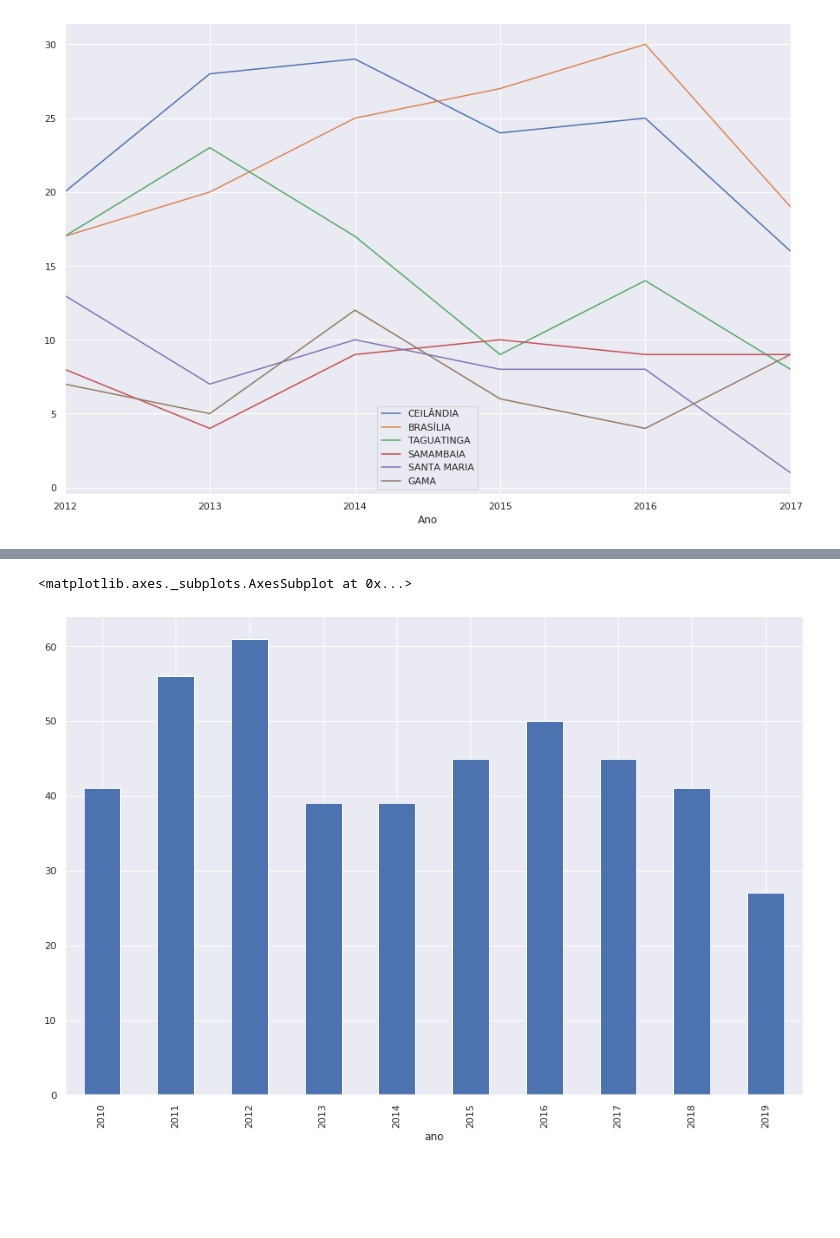
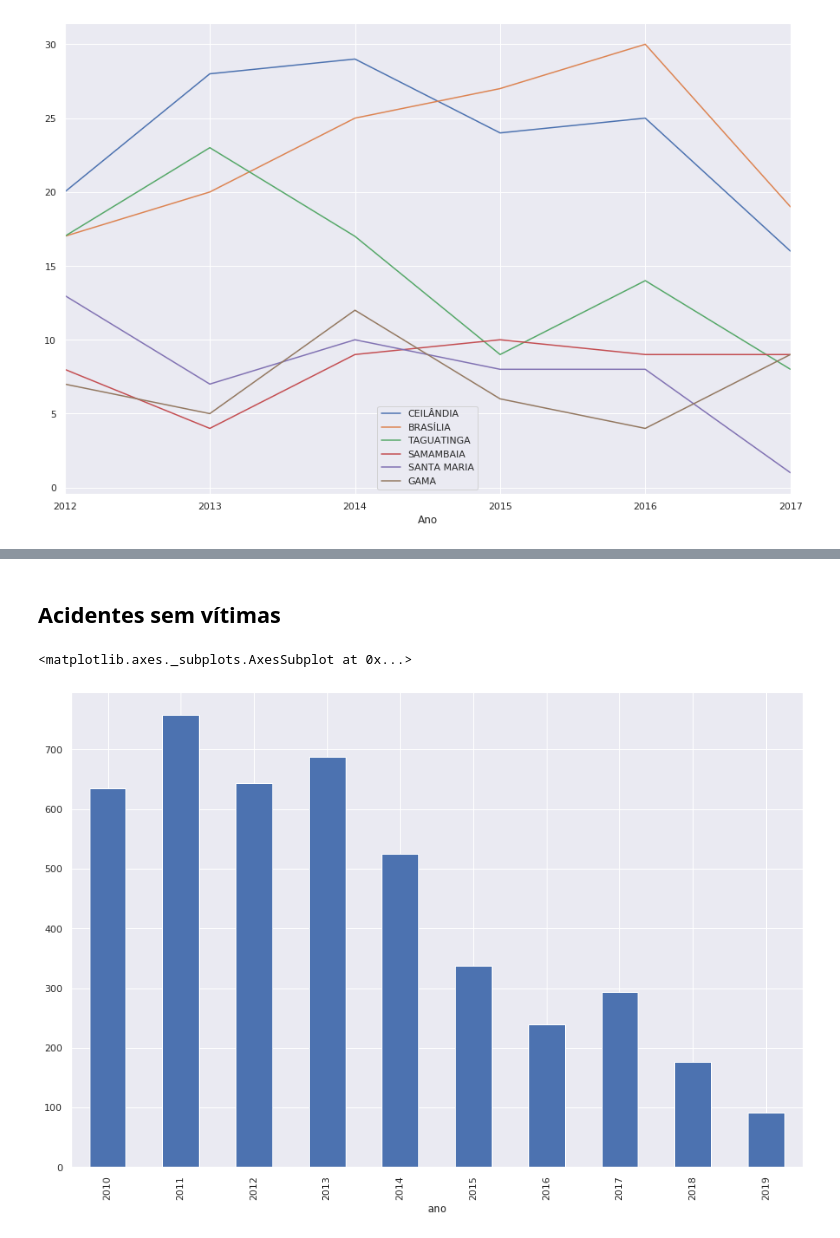
Before and after one commit to IagoCarvalho/tcc_scripts, a Jupyter notebook: QP01-Analysis.ipynb, the cells around one changed output, grey strips where cells are left out. Cells and saved outputs as stored; diff of their text form; code cells hidden in the pictures; blank space fills up the shorter version.

```diff
--- a/QP01-Analysis.ipynb
+++ b/QP01-Analysis.ipynb
@@ -161,5 +233,8 @@ acidentes_rodovias_por_ano = df_acidentes_rodovias_2010_2019[df_acidentes_rodovi
+# %% [markdown]
+## Acidentes sem vítimas
 # %%
+acidentes_rodovias_por_ano = df_acidentes_rodovias_2010_2019[df_acidentes_rodovias_2010_2019.classificacao_acidente == "Sem Vítimas"].groupby('ano').size()
 acidentes_rodovias_por_ano.plot(kind = 'bar')
 # %% [output]
 <matplotlib.axes._subplots.AxesSubplot at 0x...>
-[figure, old version]
+[figure, new version]
```
Also changed, not shown: parts of 20 cells of this notebook.
